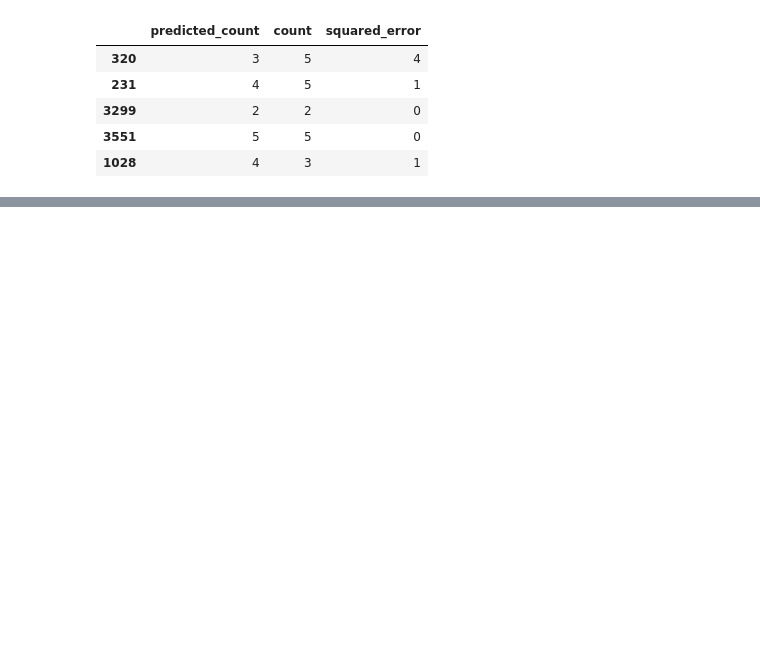
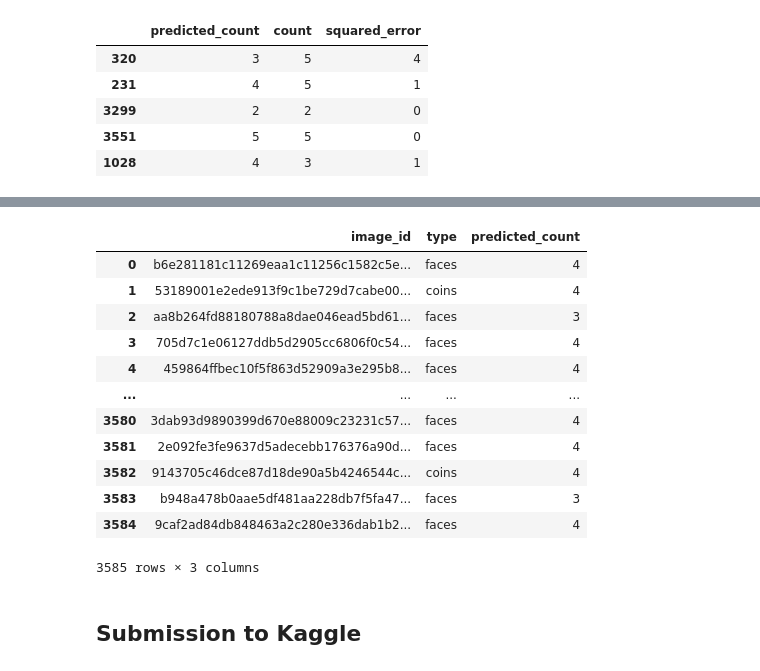
Before and after one commit to sl4shuur/HuggingTripleAces, a Jupyter notebook: assignment1/faces.ipynb, the cells around one changed output, grey strips where cells are left out. Drawn from its saved outputs; the diff is of its cells as text; code cells hidden in the pictures; blank space fills up the shorter version.

Commit message:
feat: ensemble prediction

```diff
--- a/assignment1/faces.ipynb
+++ b/assignment1/faces.ipynb
@@ -435,0 +523,14 @@ Table of results:
+# %%
+# Model 3: Gradient Boosting
+gb_model = GradientBoostingRegressor(
+    n_estimators=200,
+    max_depth=5,
+    learning_rate=0.1,
+    subsample=0.8,
+    random_state=42,
+    verbose=1
+)
+gb_model.fit(X_train_reduced, y_train_counts)
+print("Gradient Boosting trained successfully!\n")
+
+print("Models trained successfully!")
@@ -435,0 +555,7 @@ Table of results:
+# %%
+test_df["predicted_count"] = test_df["image_id"].apply(
+    lambda img_id: count_faces(
+        TEST_IMG_DIR / f"{img_id}.jpg",
+        single_model=gb_model, is_ensemble=True
+    )
+)
@@ -435,0 +580,23 @@ Table of results:
+# %%
+test_df_submission = test_df.copy()
+# %%
+# since model do not know coins, just predict 1 for all type = coins
+test_df_submission.loc[test_df_submission['type'] == 'coins', 'predicted_count'] = 4
+# %%
+test_df_submission
+# %% [output]
+|  | image_id | type | predicted_count |
+| 0 | b6e281181c11269eaa1c11256c1582c5e... | faces | 4 |
+| 1 | 53189001e2ede913f9c1be729d7cabe00... | coins | 4 |
+| 2 | aa8b264fd88180788a8dae046ead5bd61... | faces | 3 |
+| 3 | 705d7c1e06127ddb5d2905cc6806f0c54... | faces | 4 |
+| 4 | 459864ffbec10f5f863d52909a3e295b8... | faces | 4 |
+| ... | ... | ... | ... |
+| 3580 | 3dab93d9890399d670e88009c23231c57... | faces | 4 |
+| 3581 | 2e092fe3fe9637d5adecebb176376a90d... | faces | 4 |
+| 3582 | 9143705c46dce87d18de90a5b4246544c... | coins | 4 |
+| 3583 | b948a478b0aae5df481aa228db7f5fa47... | faces | 3 |
+| 3584 | 9caf2ad84db848463a2c280e336dab1b2... | faces | 4 |
+3585 rows × 3 columns
+# %% [markdown]
+## Submission to Kaggle
```
Also changed, not shown: parts of 26 cells of this notebook.
